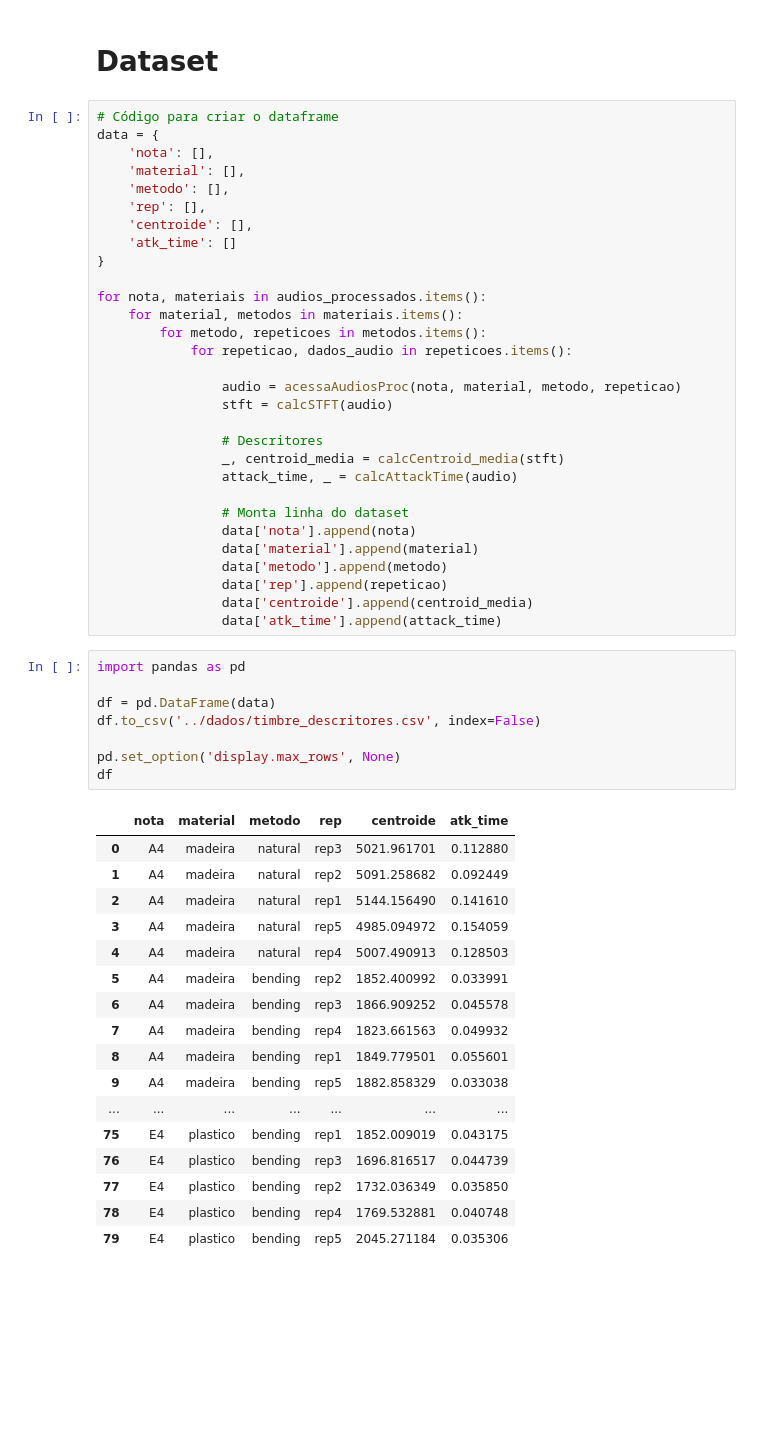
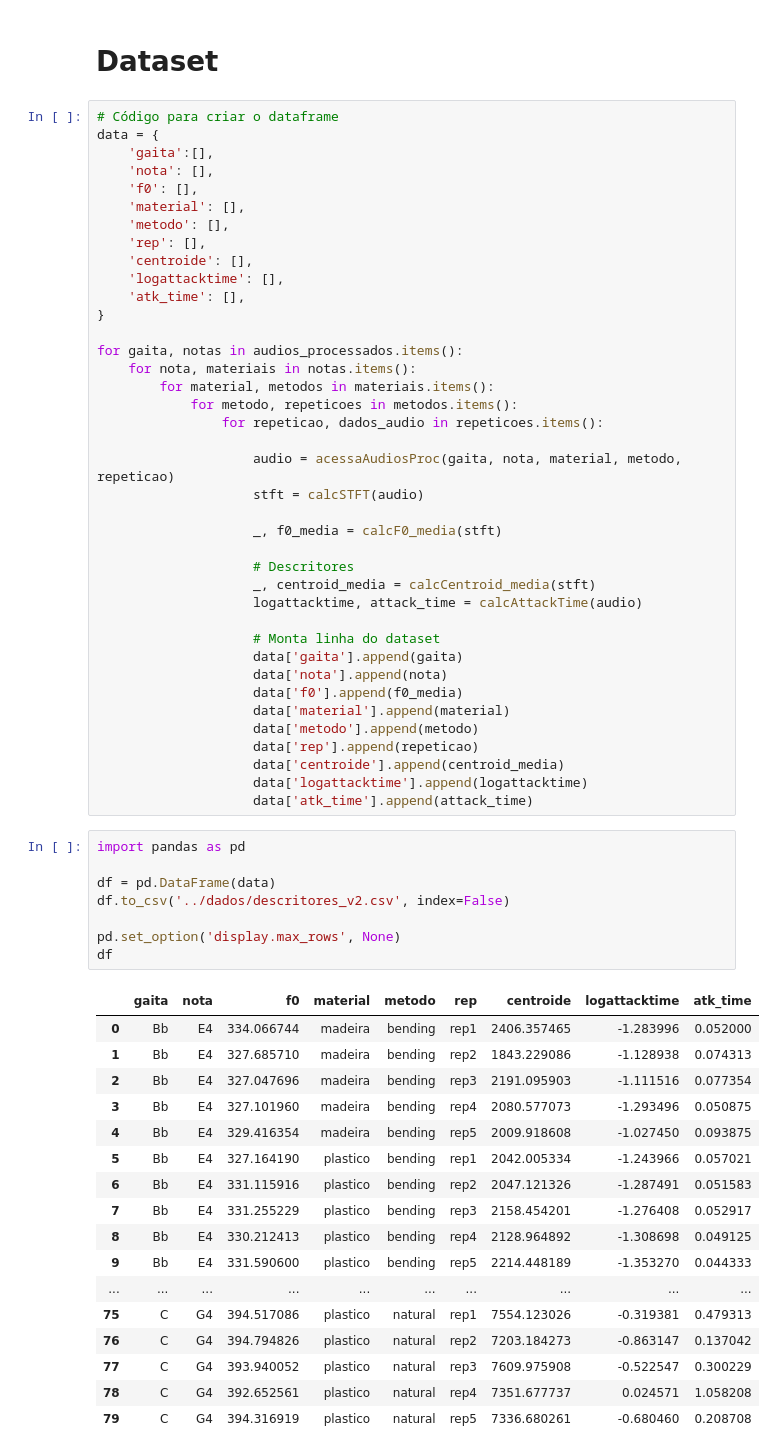
Before and after one commit to cabralgabriel/harmonica-timbre-analysis, a Jupyter notebook: notebooks/processamento.ipynb, the cells around one changed output. Cells and saved outputs as stored; diff of their text form; blank space fills up the shorter version.

```diff
--- a/notebooks/processamento.ipynb
+++ b/notebooks/processamento.ipynb
@@ -198,56 +223,65 @@ plotaEspectro(stft, centroids_media, centroids_mediana)
 # %%
 # Código para criar o dataframe
 data = {
+    'gaita':[],
     'nota': [],
+    'f0': [],
     'material': [],
     'metodo': [],
     'rep': [],
     'centroide': [],
-    'atk_time': []
+    'logattacktime': [],
+    'atk_time': [],
 }
 
-for nota, materiais in audios_processados.items():
-    for material, metodos in materiais.items():
-        for metodo, repeticoes in metodos.items():
-            for repeticao, dados_audio in repeticoes.items():
+for gaita, notas in audios_processados.items():
+    for nota, materiais in notas.items():
+        for material, metodos in materiais.items():
+            for metodo, repeticoes in metodos.items():
+                for repeticao, dados_audio in repeticoes.items():
 
-                audio = acessaAudiosProc(nota, material, metodo, repeticao)
-                stft = calcSTFT(audio)
+                    audio = acessaAudiosProc(gaita, nota, material, metodo, repeticao)
+                    stft = calcSTFT(audio)
 
-                # Descritores
-                _, centroid_media = calcCentroid_media(stft)
-                attack_time, _ = calcAttackTime(audio)
+                    _, f0_media = calcF0_media(stft)
 
-                # Monta linha do dataset
-                data['nota'].append(nota)
-                data['material'].append(material)
-                data['metodo'].append(metodo)
-                data['rep'].append(repeticao)
-                data['centroide'].append(centroid_media)
-                data['atk_time'].append(attack_time)
+                    # Descritores
+                    _, centroid_media = calcCentroid_media(stft)
+                    logattacktime, attack_time = calcAttackTime(audio)
+
+                    # Monta linha do dataset
+                    data['gaita'].append(gaita)
+                    data['nota'].append(nota)
+                    data['f0'].append(f0_media)
+                    data['material'].append(material)
+                    data['metodo'].append(metodo)
+                    data['rep'].append(repeticao)
+                    data['centroide'].append(centroid_media)
+                    data['logattacktime'].append(logattacktime)
+                    data['atk_time'].append(attack_time)
 # %%
 import pandas as pd
 
 df = pd.DataFrame(data)
-df.to_csv('../dados/timbre_descritores.csv', index=False)
+df.to_csv('../dados/descritores_v2.csv', index=False)
 
 pd.set_option('display.max_rows', None)
 df
 # %% [output]
-|  | nota | material | metodo | rep | centroide | atk_time |
-| 0 | A4 | madeira | natural | rep3 | 5021.961701 | 0.112880 |
-| 1 | A4 | madeira | natural | rep2 | 5091.258682 | 0.092449 |
-| 2 | A4 | madeira | natural | rep1 | 5144.156490 | 0.141610 |
-| 3 | A4 | madeira | natural | rep5 | 4985.094972 | 0.154059 |
-| 4 | A4 | madeira | natural | rep4 | 5007.490913 | 0.128503 |
-| 5 | A4 | madeira | bending | rep2 | 1852.400992 | 0.033991 |
-| 6 | A4 | madeira | bending | rep3 | 1866.909252 | 0.045578 |
-| 7 | A4 | madeira | bending | rep4 | 1823.661563 | 0.049932 |
-| 8 | A4 | madeira | bending | rep1 | 1849.779501 | 0.055601 |
-| 9 | A4 | madeira | bending | rep5 | 1882.858329 | 0.033038 |
-| ... | ... | ... | ... | ... | ... | ... |
-| 75 | E4 | plastico | bending | rep1 | 1852.009019 | 0.043175 |
-| 76 | E4 | plastico | bending | rep3 | 1696.816517 | 0.044739 |
-| 77 | E4 | plastico | bending | rep2 | 1732.036349 | 0.035850 |
-| 78 | E4 | plastico | bending | rep4 | 1769.532881 | 0.040748 |
-| 79 | E4 | plastico | bending | rep5 | 2045.271184 | 0.035306 |
+|  | gaita | nota | f0 | material | metodo | rep | centroide | logattacktime | atk_time |
+| 0 | Bb | E4 | 334.066744 | madeira | bending | rep1 | 2406.357465 | -1.283996 | 0.052000 |
+| 1 | Bb | E4 | 327.685710 | madeira | bending | rep2 | 1843.229086 | -1.128938 | 0.074313 |
+| 2 | Bb | E4 | 327.047696 | madeira | bending | rep3 | 2191.095903 | -1.111516 | 0.077354 |
+| 3 | Bb | E4 | 327.101960 | madeira | bending | rep4 | 2080.577073 | -1.293496 | 0.050875 |
+| 4 | Bb | E4 | 329.416354 | madeira | bending | rep5 | 2009.918608 | -1.027450 | 0.093875 |
+| 5 | Bb | E4 | 327.164190 | plastico | bending | rep1 | 2042.005334 | -1.243966 | 0.057021 |
+| 6 | Bb | E4 | 331.115916 | plastico | bending | rep2 | 2047.121326 | -1.287491 | 0.051583 |
+| 7 | Bb | E4 | 331.255229 | plastico | bending | rep3 | 2158.454201 | -1.276408 | 0.052917 |
+| 8 | Bb | E4 | 330.212413 | plastico | bending | rep4 | 2128.964892 | -1.308698 | 0.049125 |
+| 9 | Bb | E4 | 331.590600 | plastico | bending | rep5 | 2214.448189 | -1.353270 | 0.044333 |
+| ... | ... | ... | ... | ... | ... | ... | ... | ... | ... |
+| 75 | C | G4 | 394.517086 | plastico | natural | rep1 | 7554.123026 | -0.319381 | 0.479313 |
+| 76 | C | G4 | 394.794826 | plastico | natural | rep2 | 7203.184273 | -0.863147 | 0.137042 |
+| 77 | C | G4 | 393.940052 | plastico | natural | rep3 | 7609.975908 | -0.522547 | 0.300229 |
+| 78 | C | G4 | 392.652561 | plastico | natural | rep4 | 7351.677737 | 0.024571 | 1.058208 |
+| 79 | C | G4 | 394.316919 | plastico | natural | rep5 | 7336.680261 | -0.680460 | 0.208708 |
```
Also changed, not shown: parts of 9 cells of this notebook.
